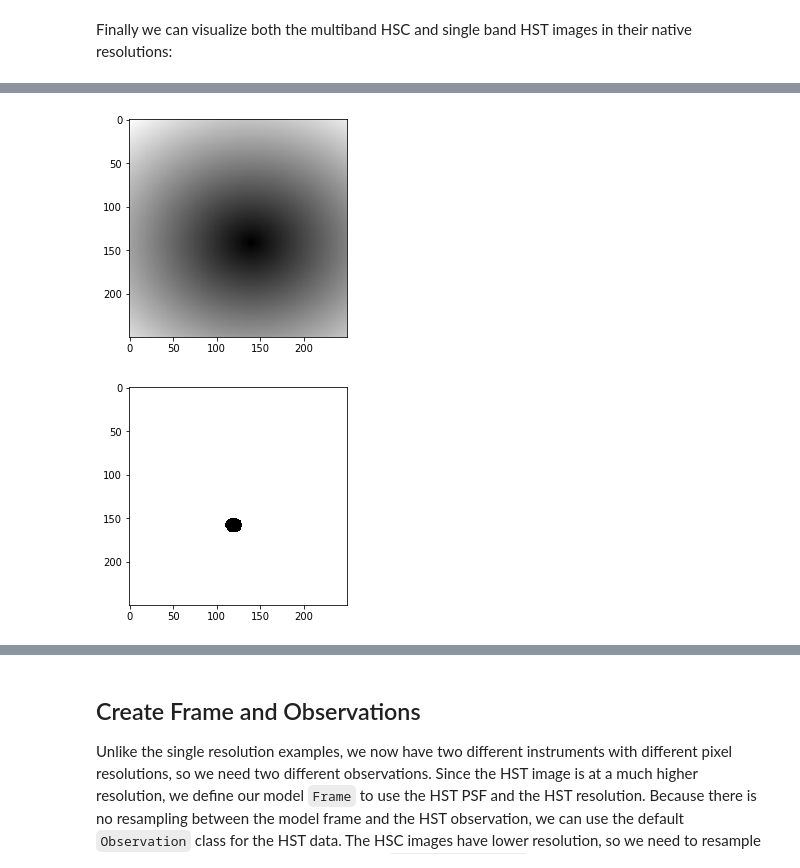
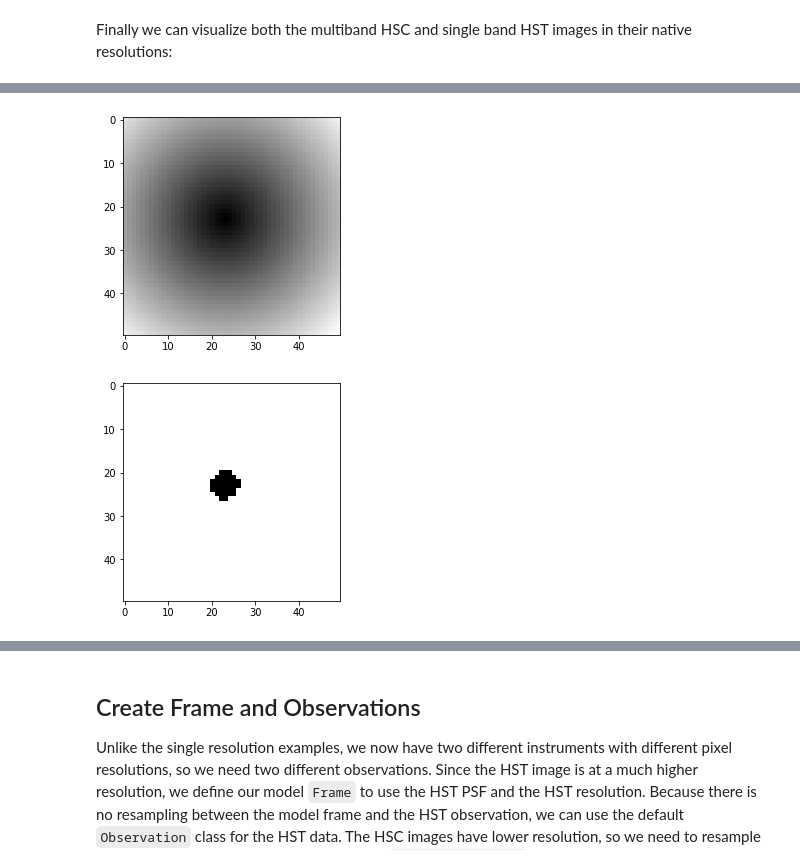
Before and after one commit to herjy/AGN_Deblending, a Jupyter notebook: Extract/multiresolution.ipynb, the cells around one changed output, grey strips where cells are left out. Drawn from its saved outputs; the diff is of its cells as text; code cells hidden in the pictures.

```diff
--- a/Extract/multiresolution.ipynb
+++ b/Extract/multiresolution.ipynb
@@ -398,28 +410,28 @@ plt.show()
 # %%
-x = np.linspace(-20, 4, 250)
-y = np.linspace(-25, 4, 250)
+x = np.linspace(-15, 0, 50)
+y = np.linspace(-15, 0, 50)
 x, y = np.meshgrid(x, y)
-x_0 = -6
+x_0 = -8
 y_0 = -8
 mask = np.sqrt(((x-x_0)**2)+((y-y_0)**2))
 # %%
 maskimg = plt.imshow(mask,cmap="gray")
 plt.show()
 # %% [output]
-[figure, old version]
+[figure, new version]
 # %%
 r = 1
-for x in range(0,250):
-        for y in range(0,250):
+for x in range(0,50):
+        for y in range(0,50):
                 if mask[x,y] < r:
                         mask[x,y] = 0
                 elif mask[x,y] >= r:
                         mask[x,y] = 256
 
 maskimg = plt.imshow(mask,cmap="gray")
 plt.show()
 # %% [output]
-[figure, old version]
+[figure, new version]
 # %%
 z_masked = np.multiply(z,mask)
 print(np.shape(z_masked))
```
Also changed, not shown: parts of 12 cells of this notebook, 1 other file.
